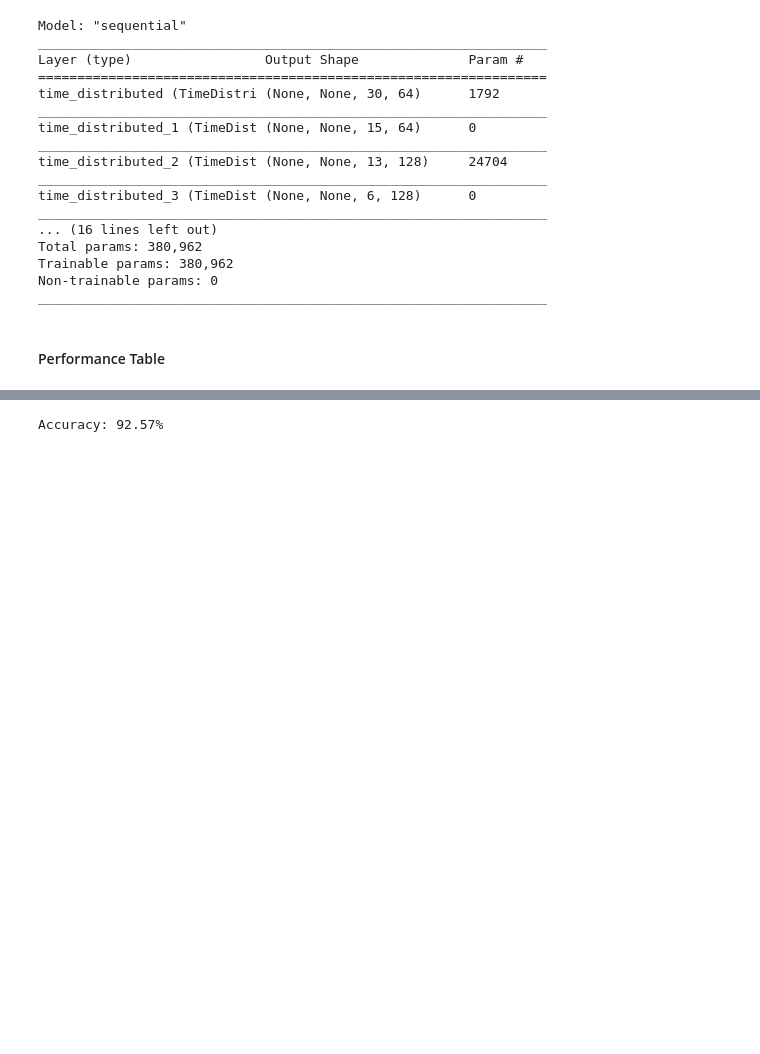
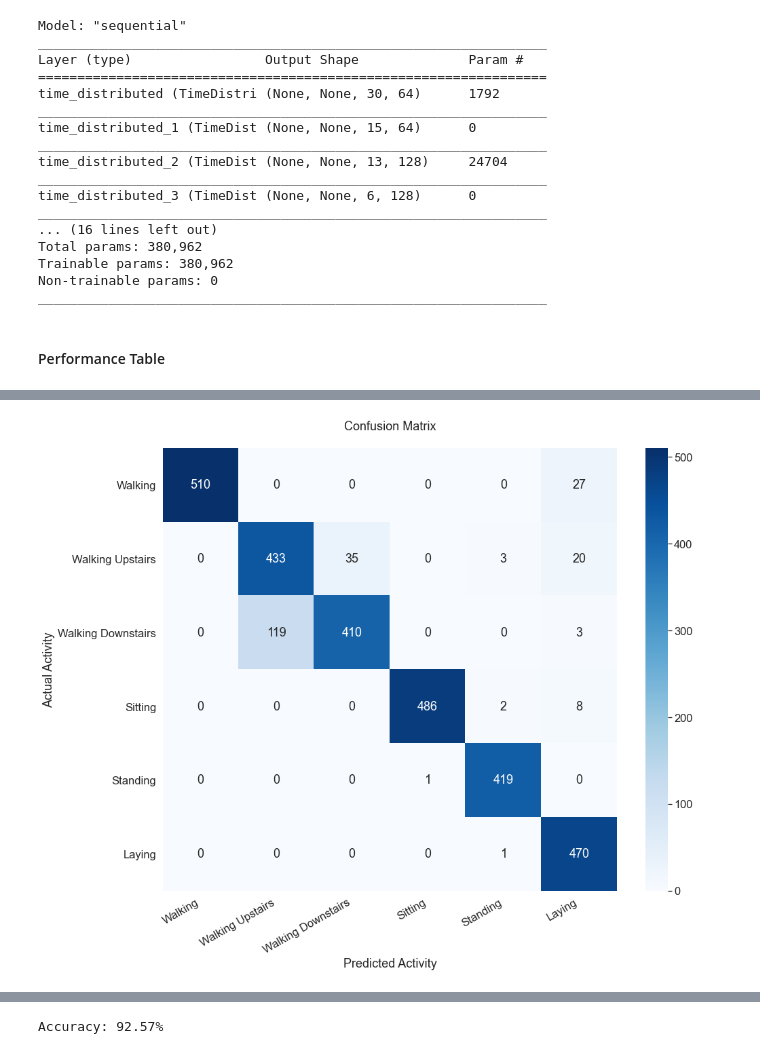
Before and after one commit to nclee17/Human-Activity-Recognition, a Jupyter notebook: main.ipynb, the cells around one changed output, grey strips where cells are left out. Saved outputs shown, nothing was run; the diff lists cells and outputs as text; code cells hidden in the pictures; blank space fills up the shorter version.

```diff
--- a/main.ipynb
+++ b/main.ipynb
@@ -391,0 +371,28 @@ _________________________________________________________________
+# %%
+# Confusion Matrix
+y_predict=pd.Series([activities[i+1] for i in np.argmax(y_pred, axis=1)])
+y_actual=pd.Series([activities[i+1] for i in np.argmax(y_test, axis=1)])
+
+
+# Code for drawing seaborn heatmaps
+class_names = list(activities.values())
+df_heatmap = pd.DataFrame(confusion_matrix(y_actual, y_predict) )
+
+plt.style.use('seaborn-whitegrid')
+sns.set(style="white", font_scale = 1.5)
+
+fig = plt.figure(figsize=(15,12))
+heatmap = sns.heatmap(df_heatmap, annot=True, fmt="d", cmap="Blues")
+
+# Setting tick labels for heatmap
+heatmap.yaxis.set_ticklabels(heatmap.yaxis.get_ticklabels(), rotation=0, ha='right')
+heatmap.xaxis.set_ticklabels(heatmap.xaxis.get_ticklabels(), rotation=30, ha='right')
+heatmap.set_xticklabels(class_names)
+heatmap.set_yticklabels(class_names)
+plt.ylabel('Actual Activity')
+plt.xlabel('Predicted Activity')
+plt.title("Confusion Matrix\n")
+#plt.savefig("graph/Confusion Matrix.png")
+plt.show()
+# %% [output]
+[figure, added]
```
Also changed, not shown: parts of 15 cells of this notebook, 12 other files.
